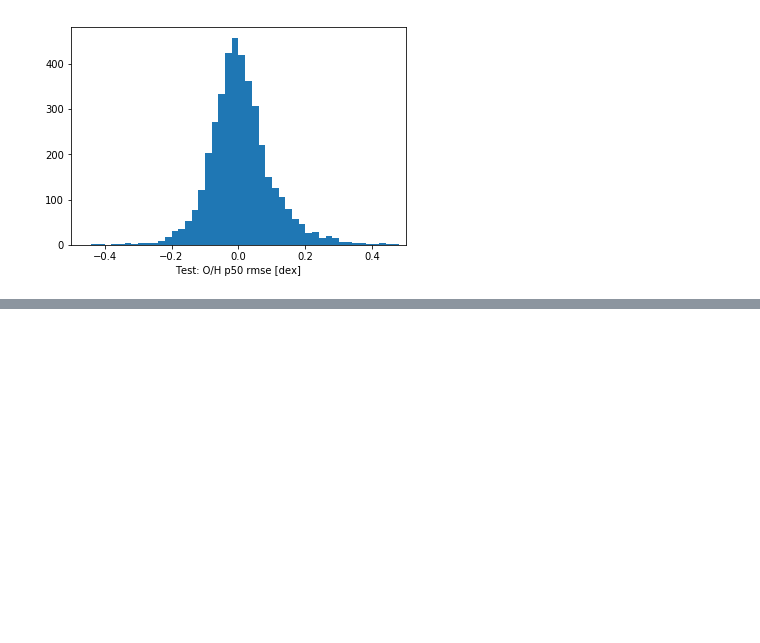
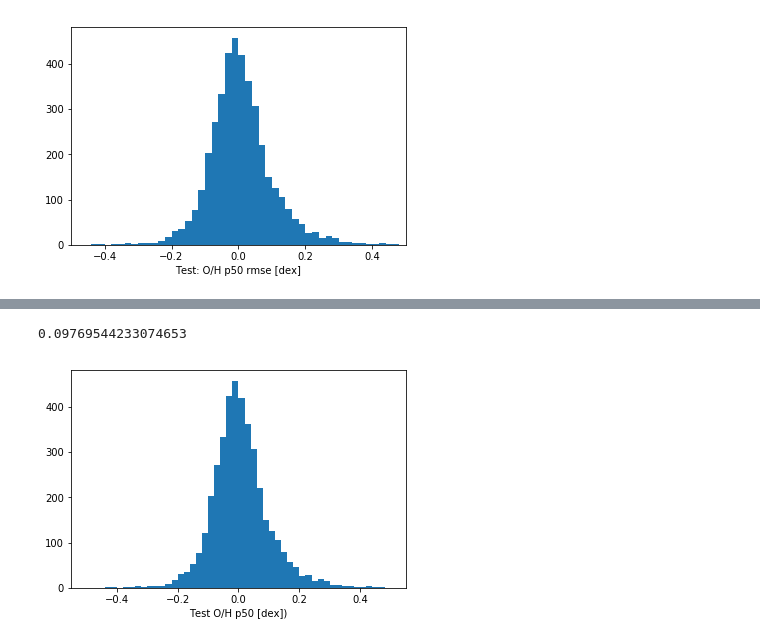
Before and after one commit to jwuphysics/galaxy-cnns, a Jupyter notebook: notebook/Fitting oxygen abundance.ipynb, the cells around one changed output, grey strips where cells are left out. Cells and saved outputs as stored; diff of their text form; code cells hidden in the pictures; blank space fills up the shorter version.

```diff
--- a/notebook/Fitting oxygen abundance.ipynb
+++ b/notebook/Fitting oxygen abundance.ipynb
@@ -654,0 +704,16 @@ rmse = 0.0977
+# %%
+df_test_small.sort_index(inplace=True)
+df_test_small.to_csv(test_label_csv)
+# %%
+learn = ConvLearner.pretrained(arch, data)
+learn.load('32-64_diff-learn-2')
+# %%
+y_test = df_test_small.oh_p50.as_matrix()
+pred_test = learn.predict(is_test=True)[:, 0]
+print('Test examples (again)')
+
+for i in range(10):
+    p = pred_test[i]
+    y = y_test[i]
+    print('Prediction: {:.3f}, True: {:.3f}, error: {:.3f}'.format(p, y, np.abs(p-y)))
+    display(PIL.Image.open(PATH + '/' + learn.data.test_ds.fnames[i]))
@@ -654,0 +735,8 @@ rmse = 0.0977
+# %%
+plt.hist(pred_test - y_test, bins=50, range=[-0.5, 0.5])
+plt.xlabel('Test O/H p50 [dex])');
+
+print(np.sqrt(np.mean((pred_test - y_test)**2)))
+# %% [output]
+0.09769544233074653
+[figure, added]
```
Also changed, not shown: parts of 23 cells of this notebook.
